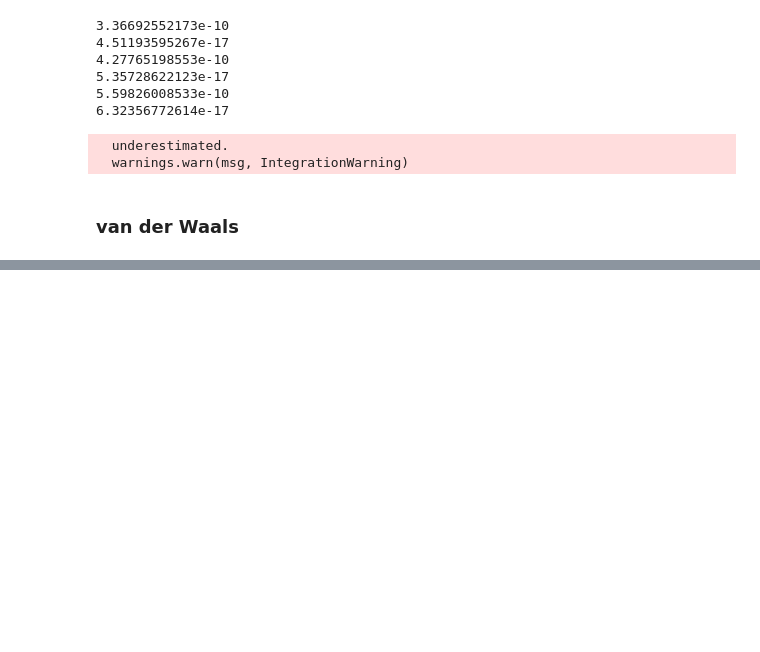
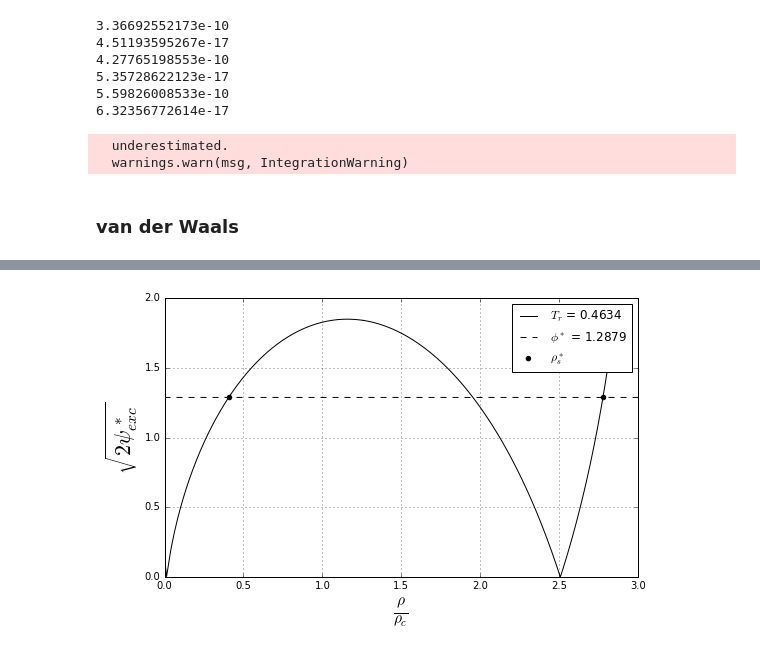
Before and after one commit to CSXHZX/thermodynamics, a Jupyter notebook: psi_exc.ipynb, the cells around one changed output, grey strips where cells are left out. Cells and saved outputs as stored; diff of their text form; code cells hidden in the pictures; blank space fills up the shorter version.

```diff
--- a/psi_exc.ipynb
+++ b/psi_exc.ipynb
@@ -197,12 +186,14 @@ def maxwell_vdw(guess):
                         - a / (v**2),v_l,v_v,epsabs=0)
     return(integ[0] - guess*(v_v - v_l))
 # %%
-vdw = vdw_eos('water',300)
+T = 300#0.8*647.3
+vdw = vdw_eos('water',T)
 pr = 0.0162
 rho_lr,rho_vr = 2.50801,0.01353
+#rho_lr,rho_vr = 1.93279,0.23962
 kappa = 5.18317*10**(-16)
-Tc,Pc,rhoc = 647.3,22120000,197.29
-T = 300
+#kappa = 1.37541*10**(-15)
+Tc,Pc,rhoc = 647.3,221.2*10**5,197.29
 # %%
 def integ(start,stop):
     integr = quad(lambda x: np.sqrt(3*x*rho_vr * (1 - x/rho_vr) + 8*x*(T/Tc)/3 *
@@ -241,0 +247,35 @@ array([ 2.50535072,  0.0347832 ])
+# %%
+#rho_lr,rho_vr = 1.93279,0.23962
+#T = 0.8*Tc
+rhr = np.linspace(rho_vr-rho_vr/2,(rho_lr+rho_vr)/2,200)
+rhr2 = np.linspace((rho_lr+rho_vr)/2,rho_lr+rho_lr/8,200)
+pls = []
+pls2 = []
+for y in rhr:
+    if y != rho_lr:
+        pls.append(np.sqrt(2) * np.sqrt(3*y*rho_vr * (1 - y/rho_vr)
+            + 8*y*(T/Tc)/3 * np.log(y*(3-rho_vr)/(rho_vr*(3-y)))
+            + (1 - y/rho_vr) * (8*rho_vr*(T/Tc) / (3 - rho_vr)
+                                                - 3*rho_vr ** 2)))
+    else:
+        pls.append(0)
+for y in rhr2:
+    pls2.append(np.sqrt(2) * np.sqrt(3*y*rho_lr * (1 - y/rho_lr)
+            + 8*y*(T/Tc)/3 * np.log(y*(3-rho_lr)/(rho_lr*(3-y)))
+            + (1 - y/rho_lr) * (8*rho_lr*(T/Tc) / (3 - rho_lr)
+                                                - 3*rho_lr ** 2)))
+
+plt.figure(figsize=(6*np.sqrt(2),5))
+plt.plot(rhr,pls,'k',label=r'$T_r$ = 0.4634')
+plt.plot([0,3],phis(chut[0],chut[1]),'--k',\
+         label=r'$\phi^*$ = %0.4f' %phis(chut[0],chut[1])[0])
+plt.scatter(chut,phis(chut[0],chut[1]),color='k',label=r'$\rho_s^*$')
+plt.plot(rhr2,pls2,'k')
+plt.legend(loc='upper right',scatterpoints=1)
+plt.ylabel(r'$\sqrt{2\psi_{exc}^*}$',fontsize=22)
+plt.xlabel(r'$\frac{\rho}{\rho_c}$',fontsize=22)
+plt.ylim([0,2]);
+plt.xlim([0,3]);
+plt.grid('on')
+# %% [output]
+[figure, added]
```
Also changed, not shown: parts of 4 cells of this notebook.
